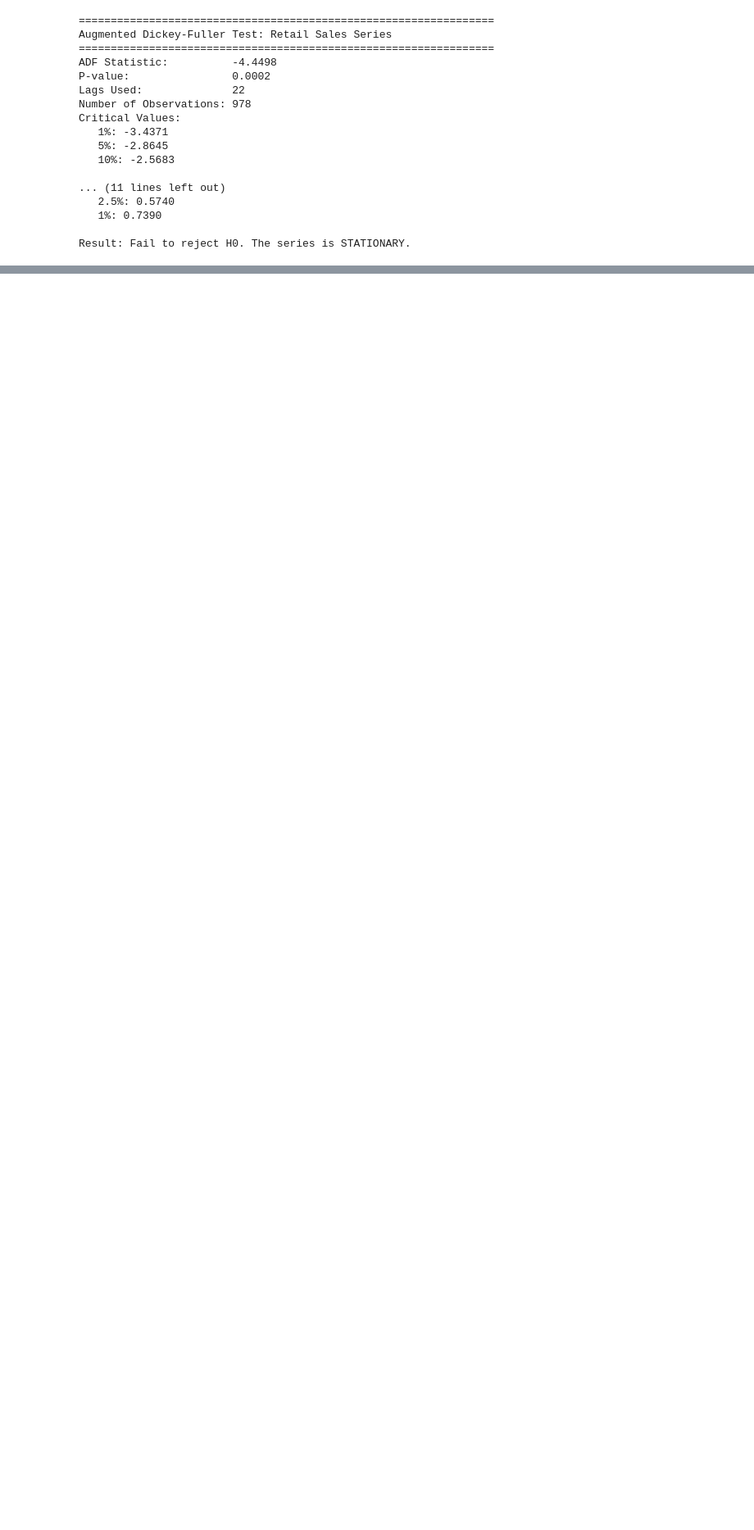
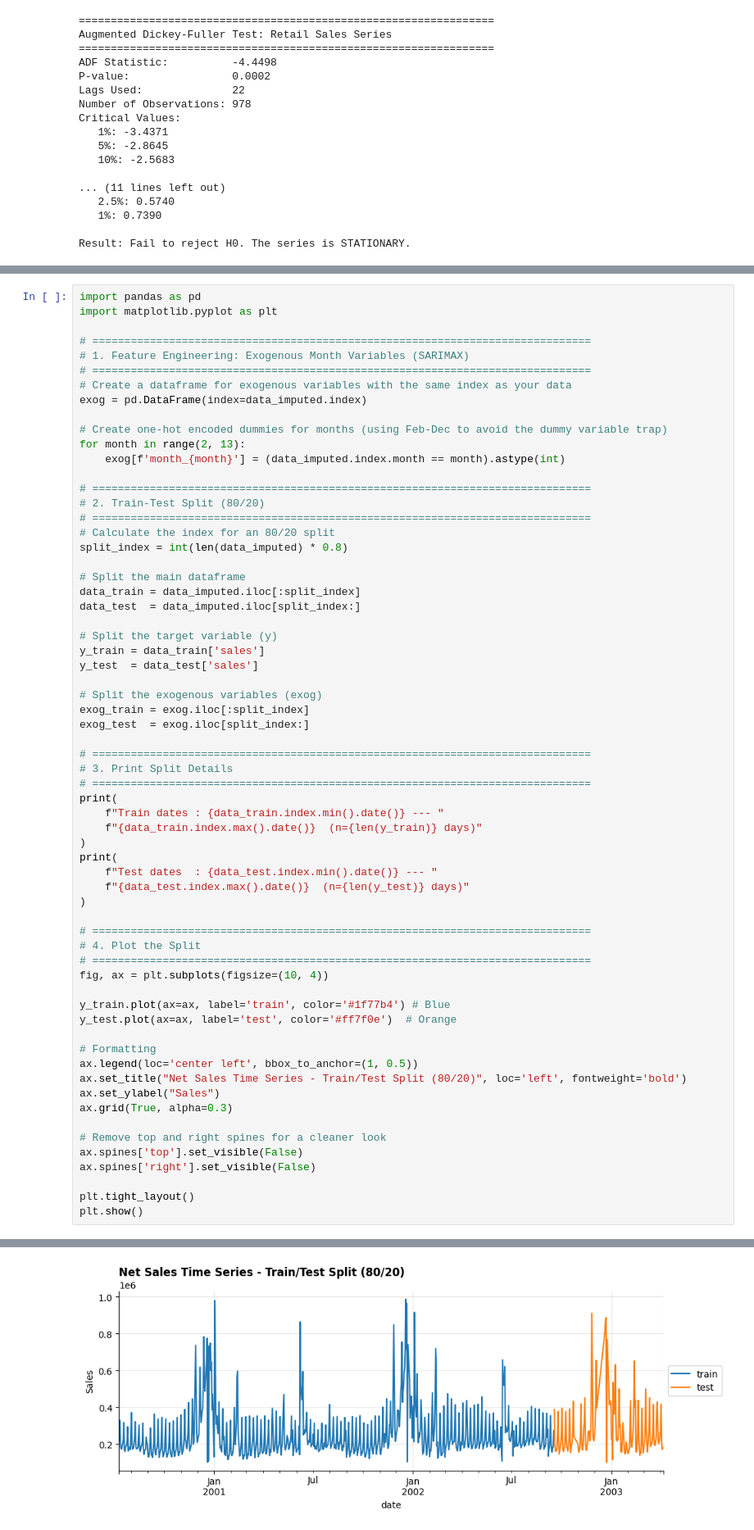
Before and after one commit to joaquinorradre/Time_Series_Assesment1, a Jupyter notebook: Assesment1.ipynb, the cells around one changed output, grey strips where cells are left out. Shown at 82% size. Saved outputs shown, nothing was run; the diff lists cells and outputs as text; blank space fills up the shorter version.

```diff
--- a/Assesment1.ipynb
+++ b/Assesment1.ipynb
@@ -365,0 +488,65 @@ Result: Fail to reject H0. The series is STATIONARY.
+# %%
+import pandas as pd
+import matplotlib.pyplot as plt
+
+# ==============================================================================
+# 1. Feature Engineering: Exogenous Month Variables (SARIMAX)
+# ==============================================================================
+# Create a dataframe for exogenous variables with the same index as your data
+exog = pd.DataFrame(index=data_imputed.index)
+
+# Create one-hot encoded dummies for months (using Feb-Dec to avoid the dummy variable trap)
+for month in range(2, 13):
+    exog[f'month_{month}'] = (data_imputed.index.month == month).astype(int)
+
+# ==============================================================================
+# 2. Train-Test Split (80/20)
+# ==============================================================================
+# Calculate the index for an 80/20 split
+split_index = int(len(data_imputed) * 0.8)
+
+# Split the main dataframe
+data_train = data_imputed.iloc[:split_index]
+data_test  = data_imputed.iloc[split_index:]
+
+# Split the target variable (y)
+y_train = data_train['sales']
+y_test  = data_test['sales']
+
+# Split the exogenous variables (exog)
+exog_train = exog.iloc[:split_index]
+exog_test  = exog.iloc[split_index:]
+
+# ==============================================================================
+# 3. Print Split Details
+# ==============================================================================
+print(
+    f"Train dates : {data_train.index.min().date()} --- "
+    f"{data_train.index.max().date()}  (n={len(y_train)} days)"
+)
+print(
+    f"Test dates  : {data_test.index.min().date()} --- "
+    f"{data_test.index.max().date()}  (n={len(y_test)} days)"
+)
+
+# ==============================================================================
+# 4. Plot the Split
+# ==============================================================================
+fig, ax = plt.subplots(figsize=(10, 4))
+
+y_train.plot(ax=ax, label='train', color='#1f77b4') # Blue
+y_test.plot(ax=ax, label='test', color='#ff7f0e')  # Orange
+
+# Formatting
+ax.legend(loc='center left', bbox_to_anchor=(1, 0.5))
+ax.set_title("Net Sales Time Series - Train/Test Split (80/20)", loc='left', fontweight='bold')
+ax.set_ylabel("Sales")
+ax.grid(True, alpha=0.3)
+
+# Remove top and right spines for a cleaner look
+ax.spines['top'].set_visible(False)
+ax.spines['right'].set_visible(False)
+
+plt.tight_layout()
+plt.show()
+# %% [output]
@@ -365,0 +555 @@ Result: Fail to reject H0. The series is STATIONARY.
+[figure, added]
```
Also changed, not shown: parts of 41 cells of this notebook.
